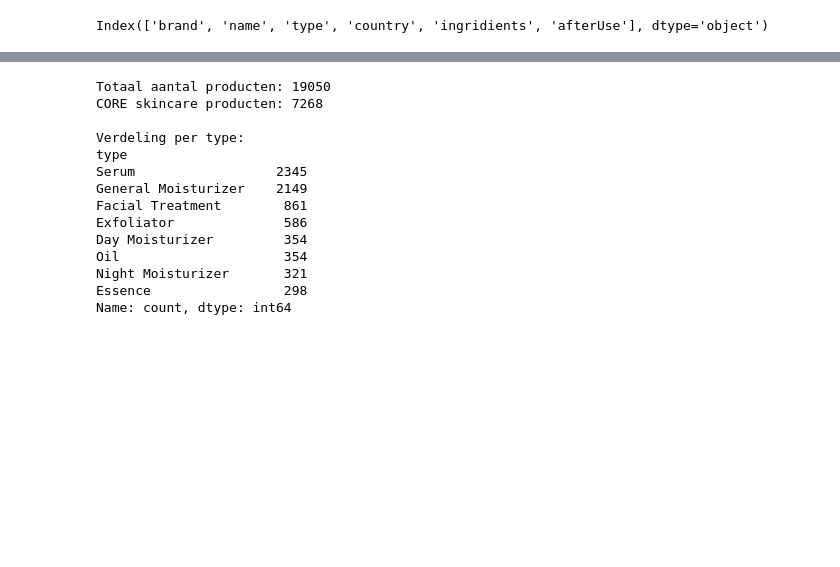
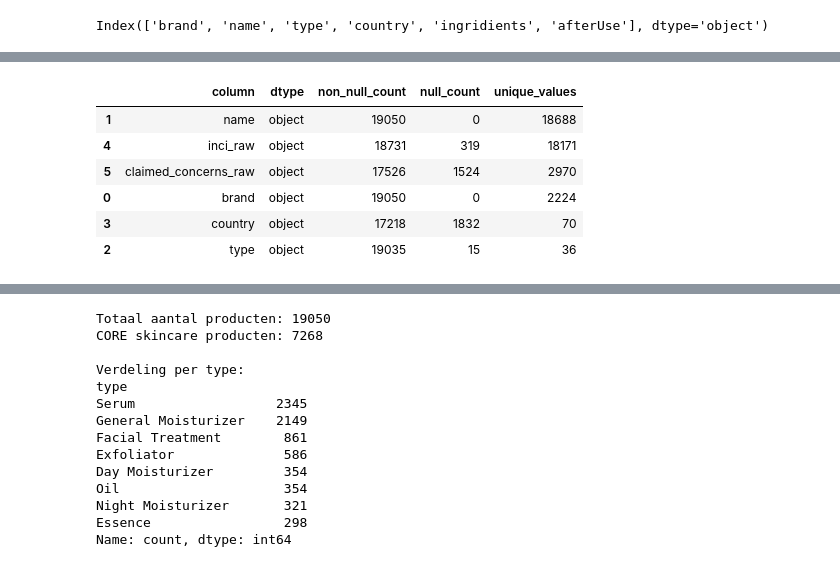
Before and after one commit to BluezConcepts/skingen-content-based-recommender, a Jupyter notebook: notebooks/01_product_data_eda_and_cleaning.ipynb, the cells around one changed output, grey strips where cells are left out. Cells and saved outputs as stored; diff of their text form; code cells hidden in the pictures; blank space fills up the shorter version.

```diff
--- a/notebooks/Untitled-1.ipynb
+++ b/notebooks/01_product_data_eda_and_cleaning.ipynb
@@ -24,0 +58,18 @@ Index(['brand', 'name', 'type', 'country', 'ingridients', 'afterUse'], dtype='ob
+# %%
+column_overview = pd.DataFrame({
+    "column": df.columns,
+    "dtype": df.dtypes.values,
+    "non_null_count": df.notna().sum().values,
+    "null_count": df.isna().sum().values,
+    "unique_values": df.nunique().values
+})
+
+column_overview.sort_values("unique_values", ascending=False)
+# %% [output]
+|  | column | dtype | non_null_count | null_count | unique_values |
+| 1 | name | object | 19050 | 0 | 18688 |
+| 4 | inci_raw | object | 18731 | 319 | 18171 |
+| 5 | claimed_concerns_raw | object | 17526 | 1524 | 2970 |
+| 0 | brand | object | 19050 | 0 | 2224 |
+| 3 | country | object | 17218 | 1832 | 70 |
+| 2 | type | object | 19035 | 15 | 36 |
```
Also changed, not shown: parts of 29 cells of this notebook, 1 other file.
